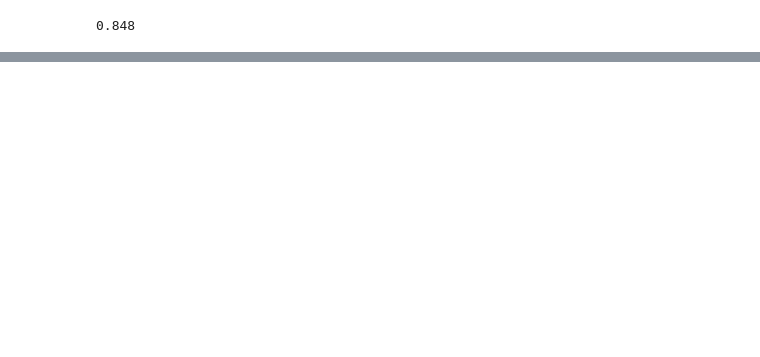
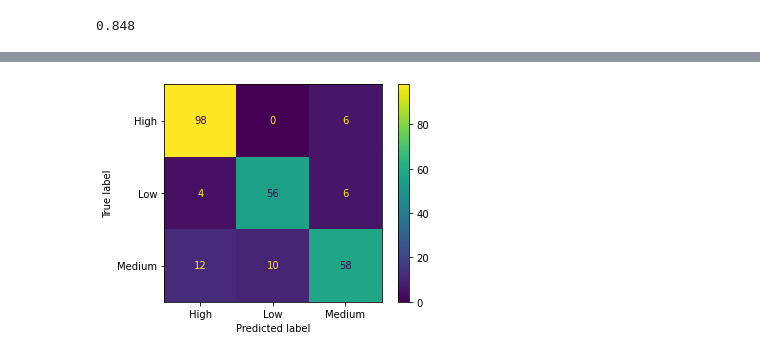
Before and after one commit to Aren-Deza/GroupL-MP197, a Jupyter notebook: Lung Cancer Prediction.ipynb, the cells around one changed output, grey strips where cells are left out. Saved outputs shown, nothing was run; the diff lists cells and outputs as text; code cells hidden in the pictures; blank space fills up the shorter version.

```diff
--- a/Lung Cancer Prediction.ipynb
+++ b/Lung Cancer Prediction.ipynb
@@ -153,0 +223,7 @@ accuracy_score(y_test, gnb_y_test_pred)
+# %%
+gnb_test_matrix = confusion_matrix(y_test, gnb_y_test_pred)
+disp = ConfusionMatrixDisplay(confusion_matrix=gnb_test_matrix, display_labels=gnb.classes_)
+disp.plot()
+plt.show()
+# %% [output]
+[figure, added]
```
Also changed, not shown: parts of 16 cells of this notebook.
